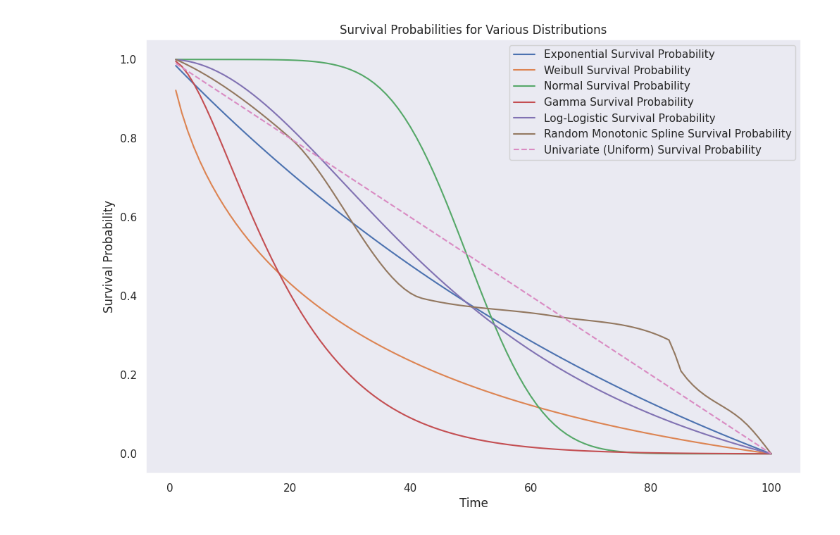
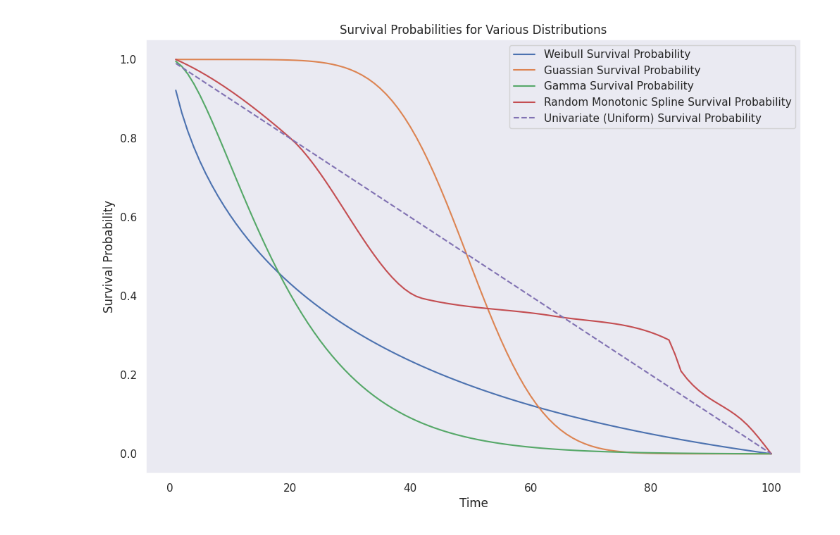
Before and after one commit to UrbsLab/survival-LCS, a Jupyter notebook: notebooks/SurvivalAnalysisDistributions.ipynb, the cells around one changed output. Saved outputs shown, nothing was run; the diff lists cells and outputs as text; code cells hidden in the pictures.

```diff
--- a/notebooks/SurvivalAnalysisDistributions.ipynb
+++ b/notebooks/SurvivalAnalysisDistributions.ipynb
@@ -47,34 +47,34 @@ cdf_univariate /= cdf_univariate[-1]
 # Recalculate Weibull and Normal
 cdf_weibull = np.cumsum(scipy.stats.weibull_min.pdf(time, c=shape_weibull, scale=scale_weibull * T))
 cdf_weibull /= cdf_weibull[-1]
 
 cdf_gauss = np.cumsum(scipy.stats.norm.pdf(time, loc=mu_gauss * T, scale=sigma_gauss * T))
 cdf_gauss /= cdf_gauss[-1]
 
 # Random monotonic spline distribution
 knots = 8
 knot_times = sorted([1, T] + np.random.choice(range(2, T), knots - 2, replace=False).tolist())
 knot_heights = sorted([0, 1] + np.random.uniform(0, 1, knots - 2).tolist())
 monotonic_spline = PchipInterpolator(knot_times, knot_heights, extrapolate=True)
 cdf_spline = monotonic_spline(time)
 cdf_spline = np.clip(cdf_spline, 0, 1)
 
 # Plot all CDFs
 plt.figure(figsize=(12, 8))
-plt.plot(time, 1 - cdf_exp, label="Exponential Survival Probability")
+# plt.plot(time, 1 - cdf_exp, label="Exponential Survival Probability")
 plt.plot(time, 1 - cdf_weibull, label="Weibull Survival Probability")
-plt.plot(time, 1 - cdf_gauss, label="Normal Survival Probability")
+plt.plot(time, 1 - cdf_gauss, label="Guassian Survival Probability")
 plt.plot(time, 1 - cdf_gamma, label="Gamma Survival Probability")
-plt.plot(time, 1 - cdf_loglogistic, label="Log-Logistic Survival Probability")
+# plt.plot(time, 1 - cdf_loglogistic, label="Log-Logistic Survival Probability")
 plt.plot(time, 1 - cdf_spline, label="Random Monotonic Spline Survival Probability")
 plt.plot(time, 1 - cdf_univariate, label="Univariate (Uniform) Survival Probability", linestyle="--")
 
 # Labels and legend
 plt.xlabel("Time")
 plt.ylabel("Survival Probability")
 plt.title("Survival Probabilities for Various Distributions")
 plt.legend()
 plt.grid()
 plt.show()
 # %% [output]
-[figure, old version]
+[figure, new version]
```
Also changed, not shown: 6 other files.
